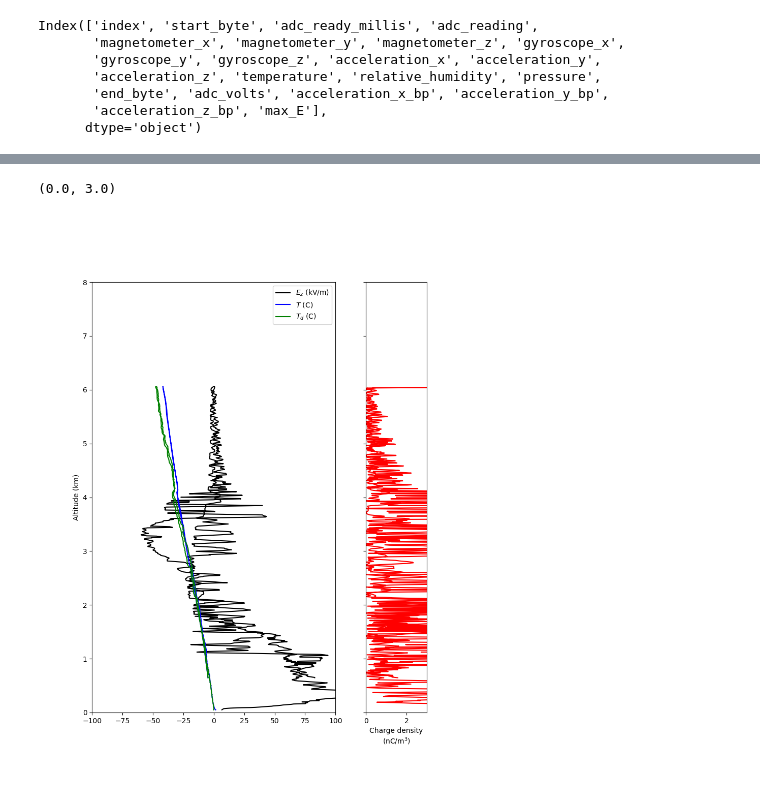
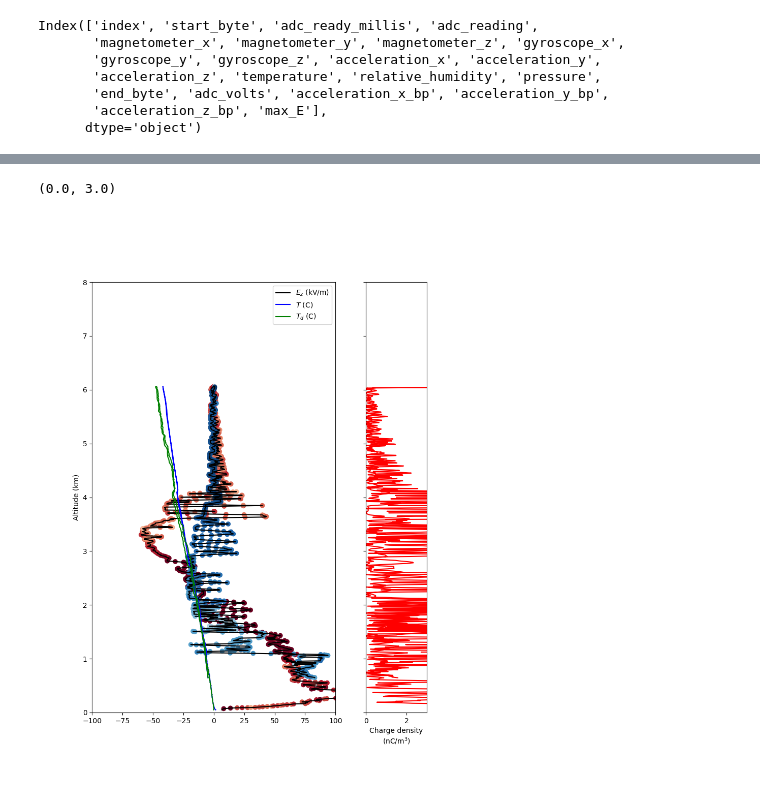
Before and after one commit to deeplycloudy/efmlib, a Jupyter notebook: cases-LEE/IOP02-EFM-Graupel-0252.ipynb, the cells around one changed output, grey strips where cells are left out. Cells and saved outputs as stored; diff of their text form; code cells hidden in the pictures.

```diff
--- a/cases-LEE/IOP02-EFM-Graupel-0252.ipynb
+++ b/cases-LEE/IOP02-EFM-Graupel-0252.ipynb
@@ -223,17 +240,18 @@ charge_density_nCm3 = np.abs(
 # %%
 fig, (ax, ax_rho) = plt.subplots(1,2, figsize=(8.5, 11),
                                  gridspec_kw={'width_ratios': [0.8, 0.2]}, sharey=True)
 ax.plot(E_smoothed/1000.0, df_merged.alt_km, color='k', label='$E_z$ (kV/m)')
+ax.scatter(E_smoothed/1000.0, df_merged.alt_km, c=df_merged['GPS Velocity Up (m/s)'], vmin=-10, vmax=10, cmap='RdBu_r')
 ax.plot(df_merged.T_C, df_merged.alt_km, color='b', label='$T$ (C)')
 ax.plot(df_merged.Td_C, df_merged.alt_km, color='g', label='$T_d$ (C)')
 ax.legend()
 ax.set_xlim(-100,100)
 ax.set_ylim(0, 8)
 ax.set_ylabel('Altitude (km)')
 
 ax_rho.plot(charge_density_nCm3, df_merged.alt_km, color='r')
 ax_rho.set_xlabel('Charge density\n(nC/m$^3$)')
 ax_rho.set_xlim(0, 3)
 # %% [output]
 (0.0, 3.0)
-[figure, old version]
+[figure, new version]
```
Also changed, not shown: parts of 2 cells of this notebook, 3 other files.
